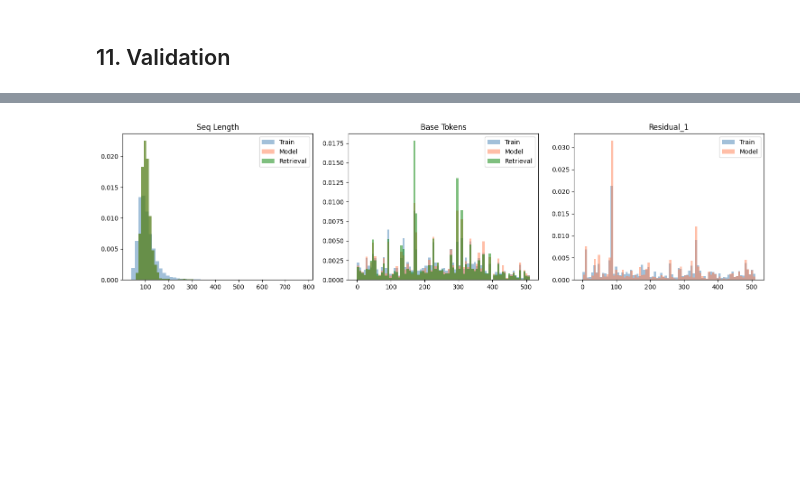
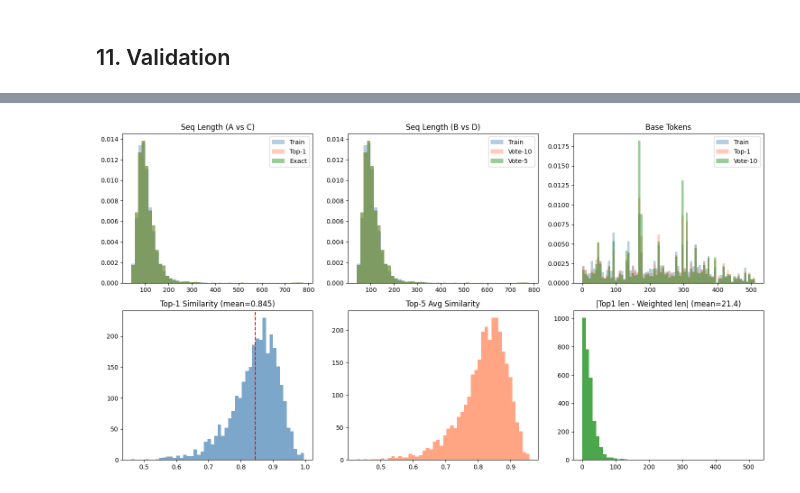
Before and after one commit to arec1b0/kaggle-notebooks, a Jupyter notebook: motion-generation.ipynb, the cells around one changed output, grey strips where cells are left out. Cells and saved outputs as stored; diff of their text form; code cells hidden in the pictures; blank space fills up the shorter version.

```diff
--- a/motion-generation.ipynb
+++ b/motion-generation.ipynb
@@ -126,18 +76,22 @@ def parse_tokens(s):
 
 train_df['seq_len'] = train_df['base_tokens'].apply(lambda x: len(parse_tokens(x)))
 train_valid = train_df[
-    (train_df['seq_len'] >= CFG.min_seq_len) &
-    (train_df['seq_len'] <= CFG.max_seq_len)
+    (train_df['seq_len'] >= MIN_SL) &
+    (train_df['seq_len'] <= MAX_SL)
 ].copy().reset_index(drop=True)
 print(f'Train valid: {len(train_valid)}, Test: {len(test_df)}')
 
+# Pre-parse all tokens
 train_tokens = []
+train_lens = []
 for i in range(len(train_valid)):
     row = train_valid.iloc[i]
     layers = [parse_tokens(row[c]) for c in TOKEN_COLS]
     sl = len(layers[0])
     train_tokens.append(np.array([l[:sl] for l in layers], dtype=np.int64))
-print(f'Parsed {len(train_tokens)} token arrays')
+    train_lens.append(sl)
+train_lens = np.array(train_lens)
+print(f'Parsed {len(train_tokens)}, len range: [{train_lens.min()}, {train_lens.max()}]')
 print(f'Time: {time.time()-T_START:.0f}s')
 # %% [output]
 Train valid: 12373, Test: 3000
@@ -736,0 +383,7 @@ Model vs Retrieval: 56404/62478 tokens differ (90.3%)
+# %%
+print('Strategy D (Voting K=5)...')
+sub_vote5 = strategy_voting(k=5)
+print(f'Strategy D: {len(sub_vote5)} rows')
+sl_d = sub_vote5['base_tokens'].apply(lambda x: len(str(x).split()))
+print(f'  Lengths: [{sl_d.min()}, {sl_d.max()}], mean={sl_d.mean():.0f}')
+print(f'Time: {time.time()-T_START:.0f}s')
@@ -765,28 +539,48 @@ Retrieval: OK, len=[59,620], mean=105
 # %%
-sl_m = sub['base_tokens'].apply(lambda x: len(str(x).split()))
-sl_r = ret_sub['base_tokens'].apply(lambda x: len(str(x).split()))
-fig, axes = plt.subplots(1,3,figsize=(15,4))
-ax = axes[0]
-ax.hist(train_valid['seq_len'],bins=50,alpha=.5,label='Train',density=True,color='steelblue')
-ax.hist(sl_m,bins=50,alpha=.5,label='Model',density=True,color='coral')
-ax.hist(sl_r,bins=50,alpha=.5,label='Retrieval',density=True,color='green')
-ax.set_title('Seq Length'); ax.legend()
-ax = axes[1]
-tbf=[]; mbf=[]; rbf=[]
+fig, axes = plt.subplots(2,3,figsize=(15,8))
+
+# Length distributions
+ax = axes[0,0]
+ax.hist(train_valid['seq_len'],bins=50,alpha=.4,label='Train',density=True,color='steelblue')
+ax.hist(sl_a,bins=50,alpha=.4,label='Top-1',density=True,color='coral')
+ax.hist(sl_c,bins=50,alpha=.4,label='Exact',density=True,color='green')
+ax.set_title('Seq Length (A vs C)'); ax.legend()
+
+ax = axes[0,1]
+ax.hist(train_valid['seq_len'],bins=50,alpha=.4,label='Train',density=True,color='steelblue')
+ax.hist(sl_b,bins=50,alpha=.4,label='Vote-10',density=True,color='coral')
+ax.hist(sl_d,bins=50,alpha=.4,label='Vote-5',density=True,color='green')
+ax.set_title('Seq Length (B vs D)'); ax.legend()
+
+# Base token distributions
+ax = axes[0,2]
+tbf=[]
 for _,r in train_valid.head(500).iterrows(): tbf.extend(parse_tokens(r['base_tokens'])[:80])
-for _,r in sub.head(500).iterrows(): mbf.extend(list(map(int,str(r['base_tokens']).split()[:80])))
-for _,r in ret_sub.head(500).iterrows(): rbf.extend(list(map(int,str(r['base_tokens']).split()[:80])))
-ax.hist(tbf,bins=80,alpha=.5,label='Train',density=True,color='steelblue')
-ax.hist(mbf,bins=80,alpha=.5,label='Model',density=True,color='coral')
-ax.hist(rbf,bins=80,alpha=.5,label='Retrieval',density=True,color='green')
+abf=[]
+for _,r in sub_top1.head(500).iterrows(): abf.extend(list(map(int,str(r['base_tokens']).split()[:80])))
+bbf=[]
+for _,r in sub_vote.head(500).iterrows(): bbf.extend(list(map(int,str(r['base_tokens']).split()[:80])))
+ax.hist(tbf,bins=80,alpha=.4,label='Train',density=True,color='steelblue')
+ax.hist(abf,bins=80,alpha=.4,label='Top-1',density=True,color='coral')
+ax.hist(bbf,bins=80,alpha=.4,label='Vote-10',density=True,color='green')
 ax.set_title('Base Tokens'); ax.legend()
-ax = axes[2]
-trf=[]; mrf=[]
-for _,r in train_valid.head(500).iterrows(): trf.extend(parse_tokens(r['residual_1'])[:80])
-for _,r in sub.head(500).iterrows(): mrf.extend(list(map(int,str(r['residual_1']).split()[:80])))
-ax.hist(trf,bins=80,alpha=.5,label='Train',density=True,color='steelblue')
-ax.hist(mrf,bins=80,alpha=.5,label='Model',density=True,color='coral')
-ax.set_title('Residual_1'); ax.legend()
+
+# Similarity distribution
+ax = axes[1,0]
+ax.hist(ret_sim[:,0],bins=50,alpha=.7,color='steelblue')
+ax.set_title(f'Top-1 Similarity (mean={ret_sim[:,0].mean():.3f})')
+ax.axvline(ret_sim[:,0].mean(),color='red',ls='--')
+
+ax = axes[1,1]
+ax.hist(ret_sim[:,:5].mean(1),bins=50,alpha=.7,color='coral')
+ax.set_title(f'Top-5 Avg Similarity')
+
+# Length diff between top-1 and prediction
+ax = axes[1,2]
+len_diffs = [abs(get_length(i) - get_length_weighted(i)) for i in range(len(test_df))]
+ax.hist(len_diffs, bins=50, alpha=.7, color='green')
+ax.set_title(f'|Top1 len - Weighted len| (mean={np.mean(len_diffs):.1f})')
+
 plt.tight_layout(); plt.show()
 # %% [output]
-[figure, old version]
+[figure, new version]
```
Also changed, not shown: parts of 52 cells of this notebook.
